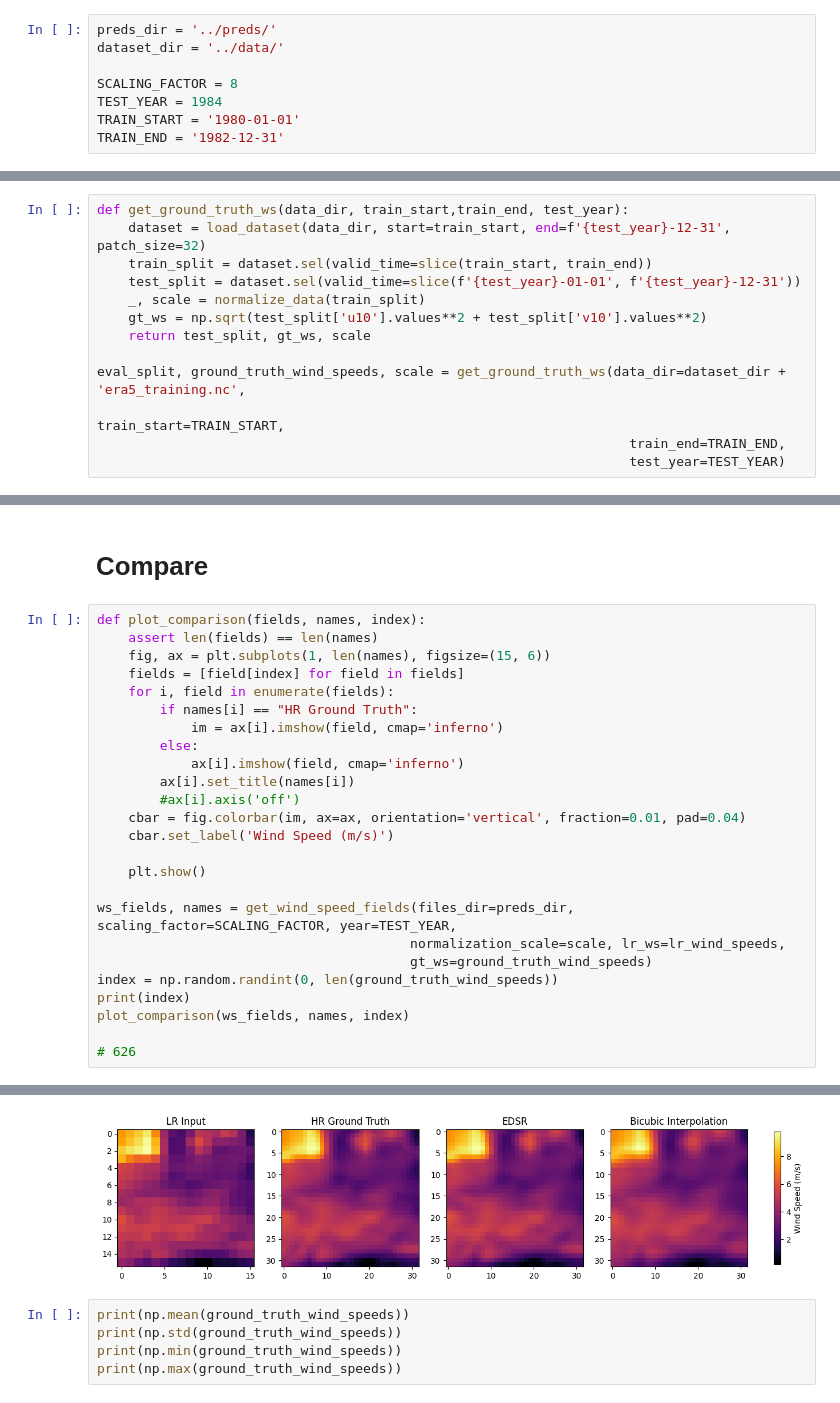
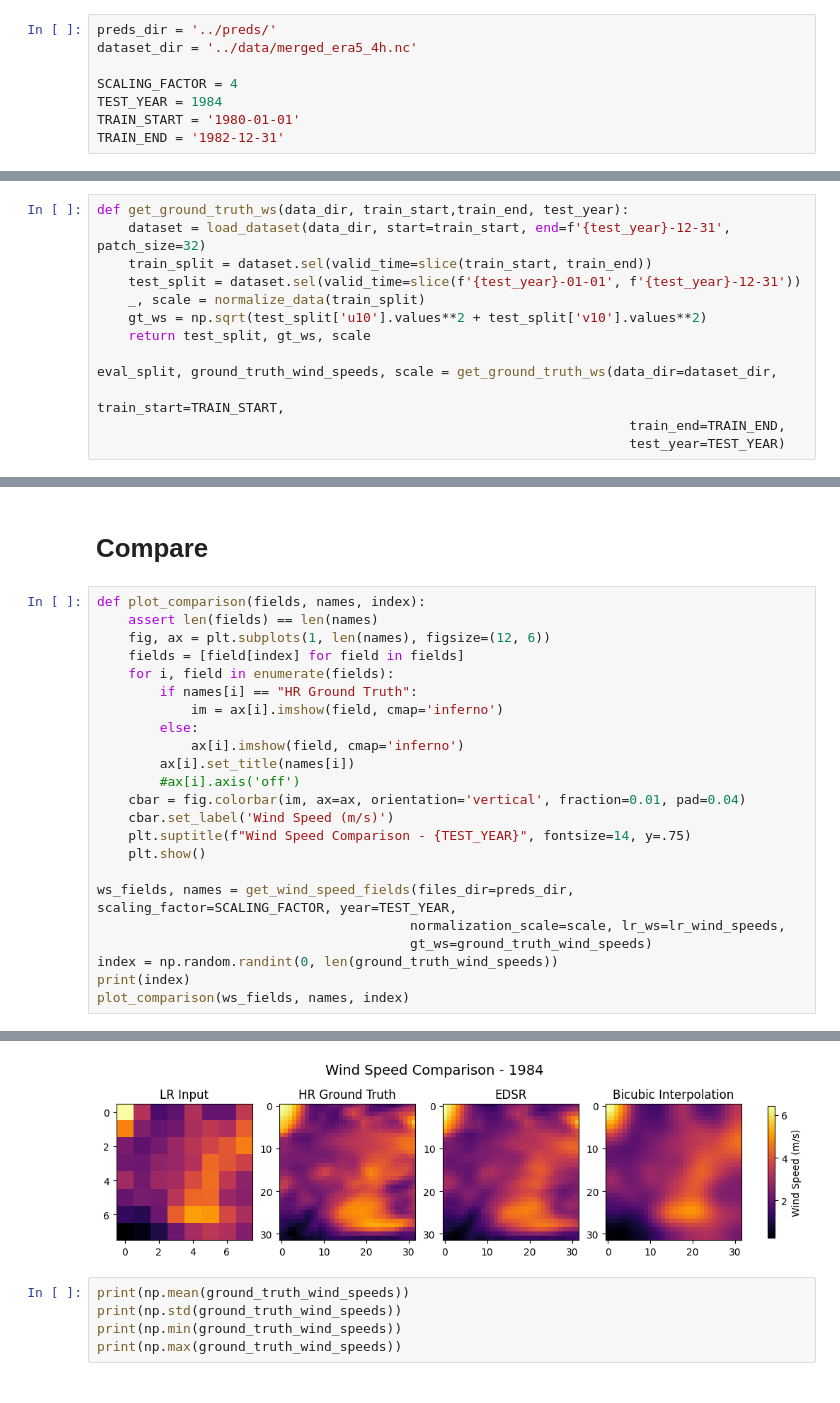
Before and after one commit to UBela/temporal_sr, a Jupyter notebook: plot_data.ipynb, the cells around one changed output, grey strips where cells are left out. Cells and saved outputs as stored; diff of their text form.

```diff
--- a/plot_data.ipynb
+++ b/plot_data.ipynb
@@ -6,9 +6,9 @@ import xarray as xr
 import matplotlib.pyplot as plt
 # %%
 preds_dir = '../preds/'
-dataset_dir = '../data/'
+dataset_dir = '../data/merged_era5_4h.nc'
 
-SCALING_FACTOR = 8
+SCALING_FACTOR = 4
 TEST_YEAR = 1984
 TRAIN_START = '1980-01-01'
 TRAIN_END = '1982-12-31'
@@ -89,7 +89,7 @@ def get_ground_truth_ws(data_dir, train_start,train_end, test_year):
     gt_ws = np.sqrt(test_split['u10'].values**2 + test_split['v10'].values**2)
     return test_split, gt_ws, scale
 
-eval_split, ground_truth_wind_speeds, scale = get_ground_truth_ws(data_dir=dataset_dir + 'era5_training.nc',
+eval_split, ground_truth_wind_speeds, scale = get_ground_truth_ws(data_dir=dataset_dir,
                                                                     train_start=TRAIN_START,
                                                                     train_end=TRAIN_END,
                                                                     test_year=TEST_YEAR)
@@ -136,7 +136,7 @@ def get_wind_speed_fields(files_dir, scaling_factor, year, normalization_scale,l
 # %%
 def plot_comparison(fields, names, index):
     assert len(fields) == len(names)
-    fig, ax = plt.subplots(1, len(names), figsize=(15, 6))
+    fig, ax = plt.subplots(1, len(names), figsize=(12, 6))
     fields = [field[index] for field in fields]
     for i, field in enumerate(fields):
         if names[i] == "HR Ground Truth":
@@ -147,7 +147,7 @@ def plot_comparison(fields, names, index):
         #ax[i].axis('off')
     cbar = fig.colorbar(im, ax=ax, orientation='vertical', fraction=0.01, pad=0.04)
     cbar.set_label('Wind Speed (m/s)')
-
+    plt.suptitle(f"Wind Speed Comparison - {TEST_YEAR}", fontsize=14, y=.75)
     plt.show()
 
 ws_fields, names = get_wind_speed_fields(files_dir=preds_dir, scaling_factor=SCALING_FACTOR, year=TEST_YEAR,
@@ -156,6 +156,4 @@ ws_fields, names = get_wind_speed_fields(files_dir=preds_dir, scaling_factor=SCA
 index = np.random.randint(0, len(ground_truth_wind_speeds))
 print(index)
 plot_comparison(ws_fields, names, index)
-
-# 626
 # %% [output]
@@ -166,4 +161,4 @@ Current file:  baseline_1984_2x.pt
-[figure, old version]
+[figure, new version]
 # %%
 print(np.mean(ground_truth_wind_speeds))
 print(np.std(ground_truth_wind_speeds))
```
Also changed, not shown: parts of 7 cells of this notebook, 1 other file.
